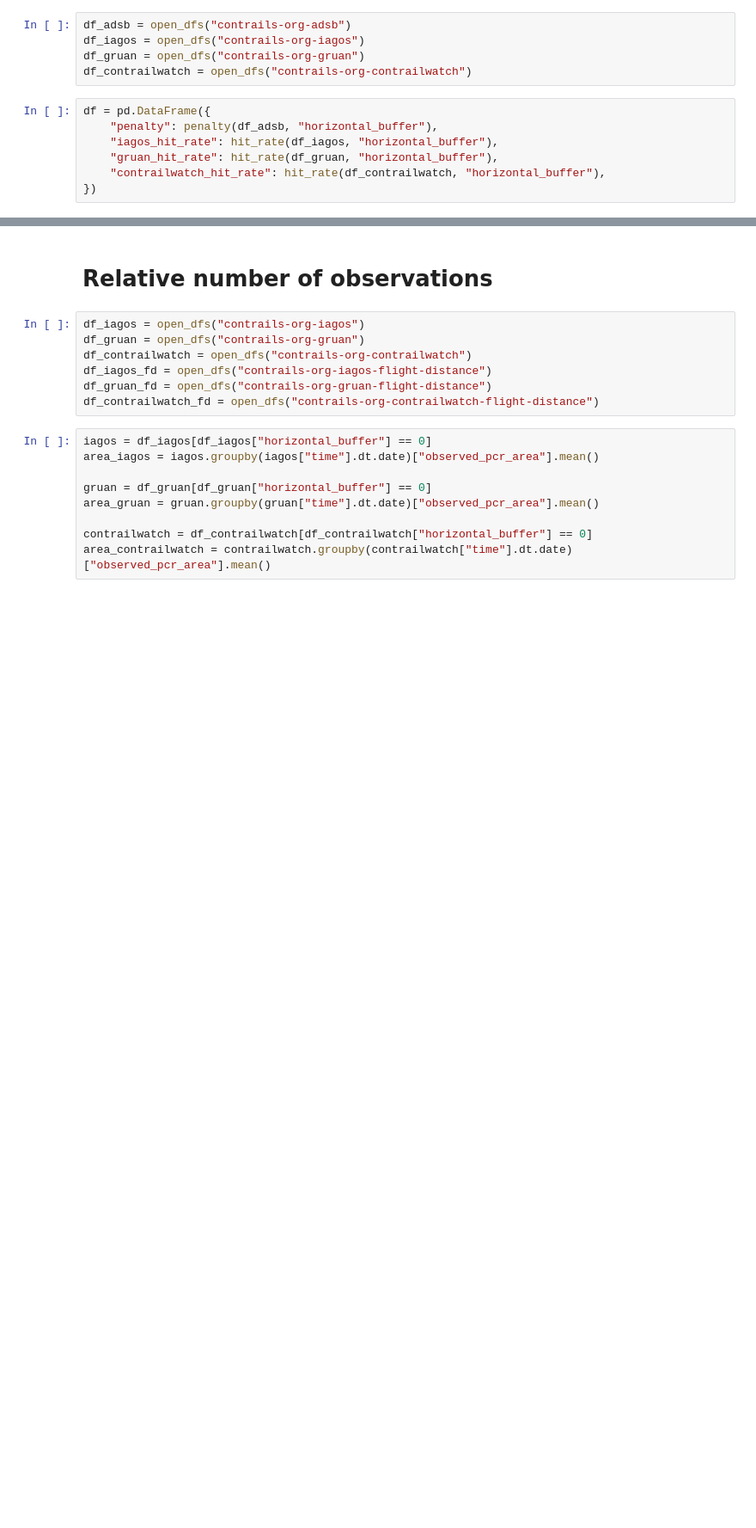
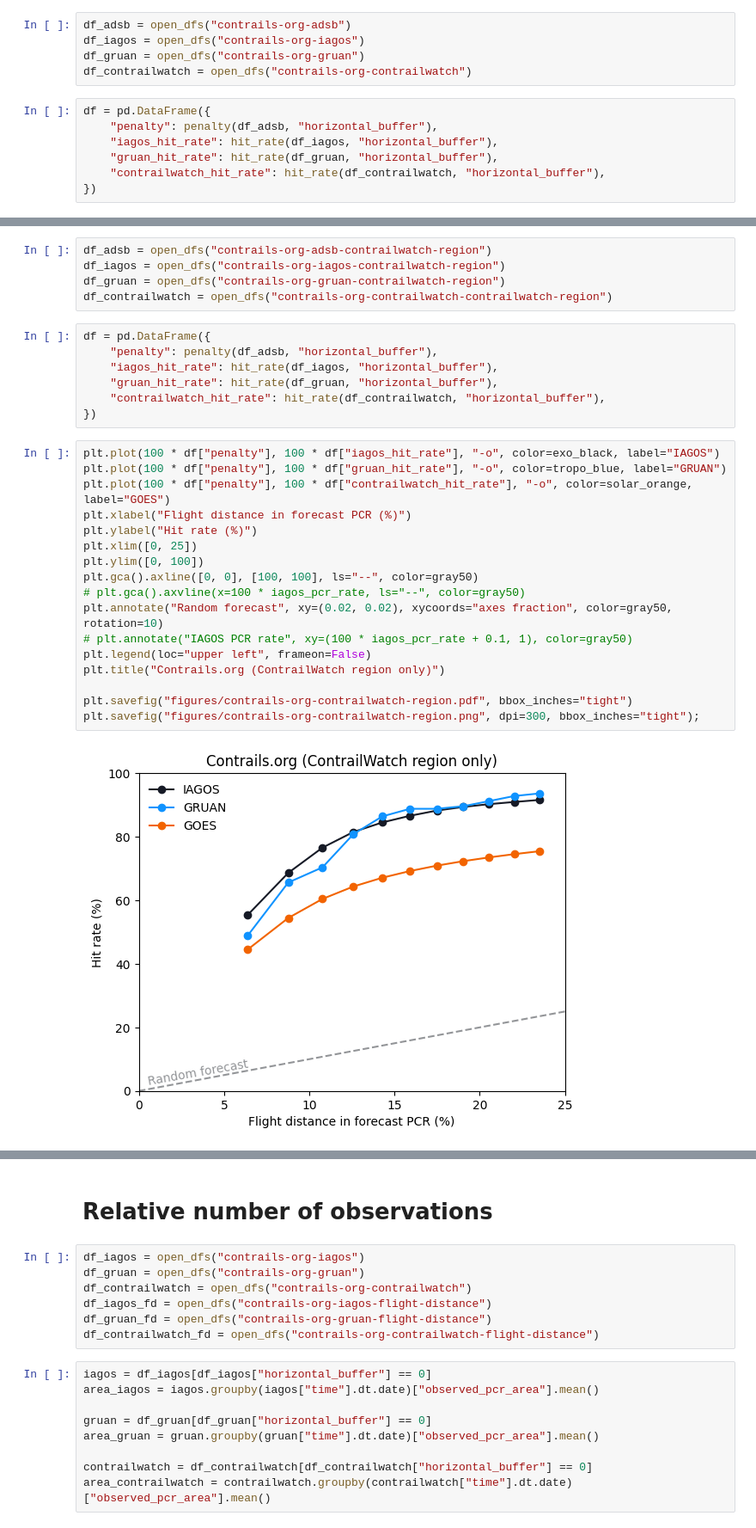
Before and after one commit to contrailcirrus/contrail-bench, a Jupyter notebook: publications/2025Q1/data/curation.ipynb, the cells around one changed output, grey strips where cells are left out. Shown at 86% size. Drawn from its saved outputs; the diff is of its cells as text; blank space fills up the shorter version.

```diff
--- a/publications/2025Q1/data/curation.ipynb
+++ b/publications/2025Q1/data/curation.ipynb
@@ -375,0 +143,31 @@ plt.title("Google + GOES");
+# %%
+df_adsb = open_dfs("contrails-org-adsb-contrailwatch-region")
+df_iagos = open_dfs("contrails-org-iagos-contrailwatch-region")
+df_gruan = open_dfs("contrails-org-gruan-contrailwatch-region")
+df_contrailwatch = open_dfs("contrails-org-contrailwatch-contrailwatch-region")
+# %%
+df = pd.DataFrame({
+    "penalty": penalty(df_adsb, "horizontal_buffer"),
+    "iagos_hit_rate": hit_rate(df_iagos, "horizontal_buffer"),
+    "gruan_hit_rate": hit_rate(df_gruan, "horizontal_buffer"),
+    "contrailwatch_hit_rate": hit_rate(df_contrailwatch, "horizontal_buffer"),
+})
+# %%
+plt.plot(100 * df["penalty"], 100 * df["iagos_hit_rate"], "-o", color=exo_black, label="IAGOS")
+plt.plot(100 * df["penalty"], 100 * df["gruan_hit_rate"], "-o", color=tropo_blue, label="GRUAN")
+plt.plot(100 * df["penalty"], 100 * df["contrailwatch_hit_rate"], "-o", color=solar_orange, label="GOES")
+plt.xlabel("Flight distance in forecast PCR (%)")
+plt.ylabel("Hit rate (%)")
+plt.xlim([0, 25])
+plt.ylim([0, 100])
+plt.gca().axline([0, 0], [100, 100], ls="--", color=gray50)
+# plt.gca().axvline(x=100 * iagos_pcr_rate, ls="--", color=gray50)
+plt.annotate("Random forecast", xy=(0.02, 0.02), xycoords="axes fraction", color=gray50, rotation=10)
+# plt.annotate("IAGOS PCR rate", xy=(100 * iagos_pcr_rate + 0.1, 1), color=gray50)
+plt.legend(loc="upper left", frameon=False)
+plt.title("Contrails.org (ContrailWatch region only)")
+
+plt.savefig("figures/contrails-org-contrailwatch-region.pdf", bbox_inches="tight")
+plt.savefig("figures/contrails-org-contrailwatch-region.png", dpi=300, bbox_inches="tight");
+# %% [output]
+[figure, added]
```
Also changed, not shown: parts of 100 cells of this notebook, 8 other files.
